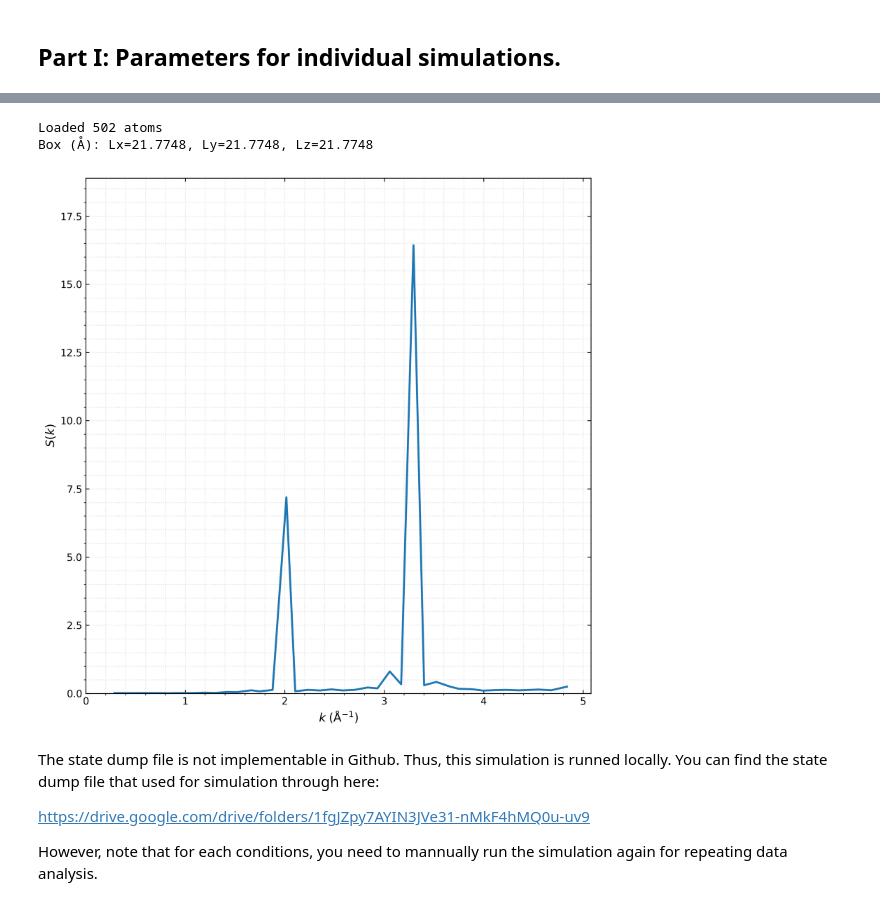
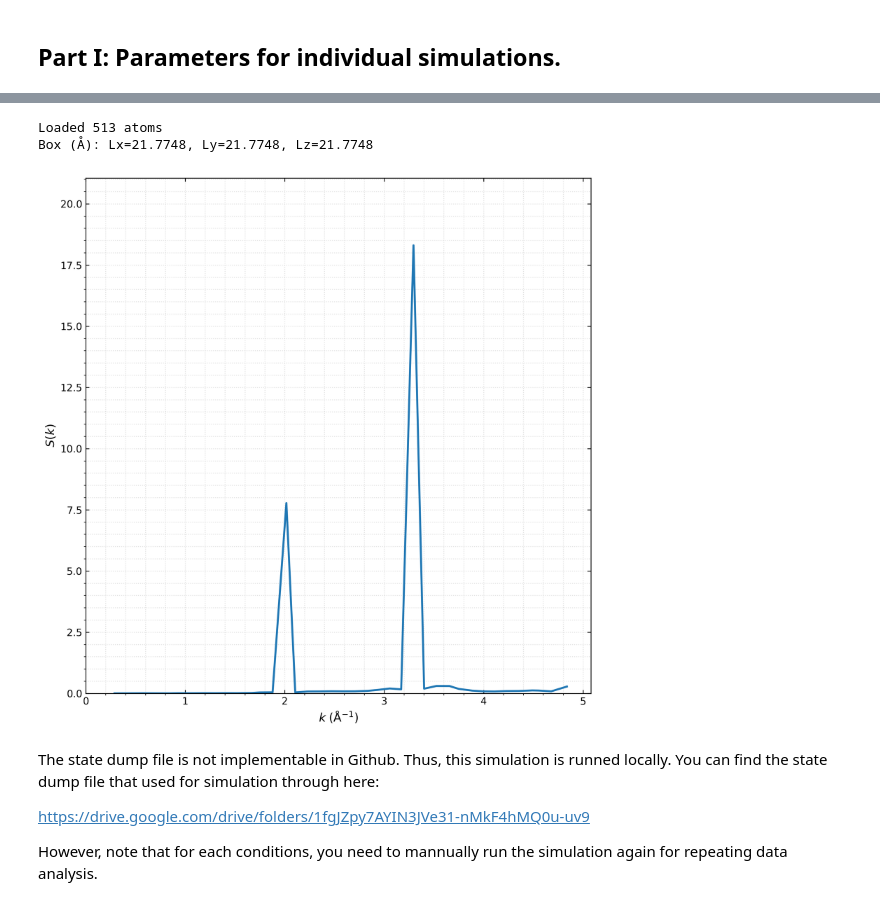
Before and after one commit to lukam2Ilinois/MSE485-Group-2, a Jupyter notebook: MSE 485 Data Analysis.ipynb, the cells around one changed output, grey strips where cells are left out. Cells and saved outputs as stored; diff of their text form; code cells hidden in the pictures.

```diff
--- a/MSE 485 Data Analysis.ipynb
+++ b/MSE 485 Data Analysis.ipynb
@@ -220,38 +220,38 @@ def plot_Sk(k, Sk, outfile = "Structure_Factor.png"):
     ax.xaxis.set_minor_locator(AutoMinorLocator())
     ax.yaxis.set_minor_locator(AutoMinorLocator())
 
     fig.tight_layout()
     fig.savefig(outfile, dpi=300)
     plt.show()
 
 def main_Sk():
-    data_file = "Si-ten-vac-1000K/FINAL_STRUCTURE"
+    data_file = "Si-one-int-1000K/FINAL_STRUCTURE_1int"
     positions, box = read_lammps_atomic_structure(data_file)
     print(f"Loaded {positions.shape[0]} atoms")
     print(f"Box (Å): Lx={box[0]:.4f}, Ly={box[1]:.4f}, Lz={box[2]:.4f}")
 
     maxn_k = 10
     k_cut = None
     nbins_k = 40
 
     k_bin, Sk_bin = compute_structure_factor(
         positions, box, maxn_k=maxn_k, k_cut=k_cut, nbins_k=nbins_k
     )
 
     np.savetxt(
-        "Si-ten-vac-1000K/Sk.dat",
+        "Si-perfect-1000K/Sk.dat",
         np.column_stack((k_bin, Sk_bin)),
         header="k(1/Å)   S(k)   (FINAL_STRUCTURE)",
     )
-    plot_Sk(k_bin, Sk_bin, outfile="Si-ten-vac-1000K/Structure_Factor.png")
+    plot_Sk(k_bin, Sk_bin, outfile="Si-one-int-1000K/Structure_Factor.png")
 
 
 if __name__ == "__main__":
     main_Sk()
 # %% [output]
-Loaded 502 atoms
+Loaded 513 atoms
 Box (Å): Lx=21.7748, Ly=21.7748, Lz=21.7748
-[figure, old version]
+[figure, new version]
 # %% [markdown]
 The state dump file is not implementable in Github.
 Thus, this simulation is runned locally.
```
Also changed, not shown: parts of 4 cells of this notebook, 15 other files.
